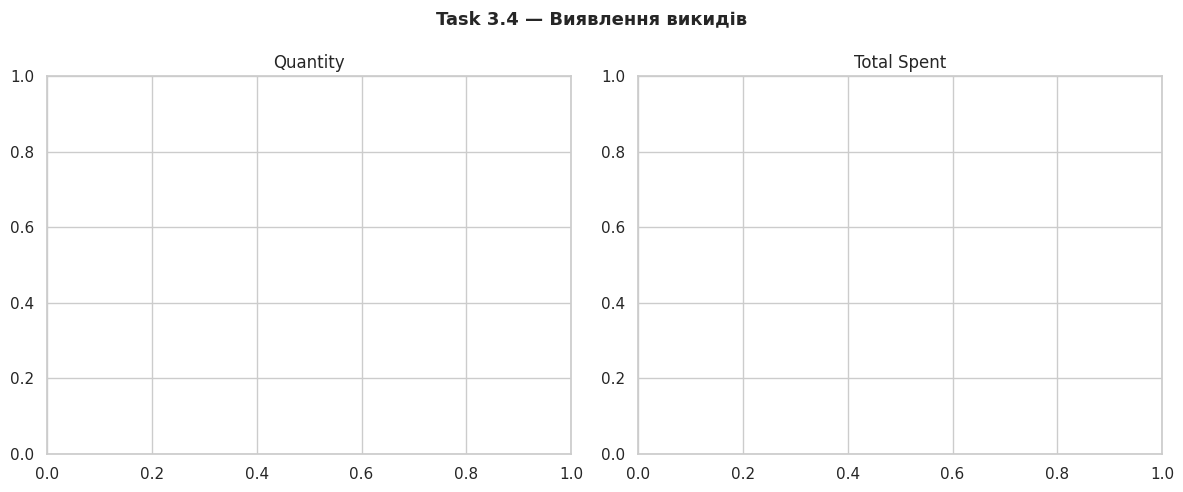
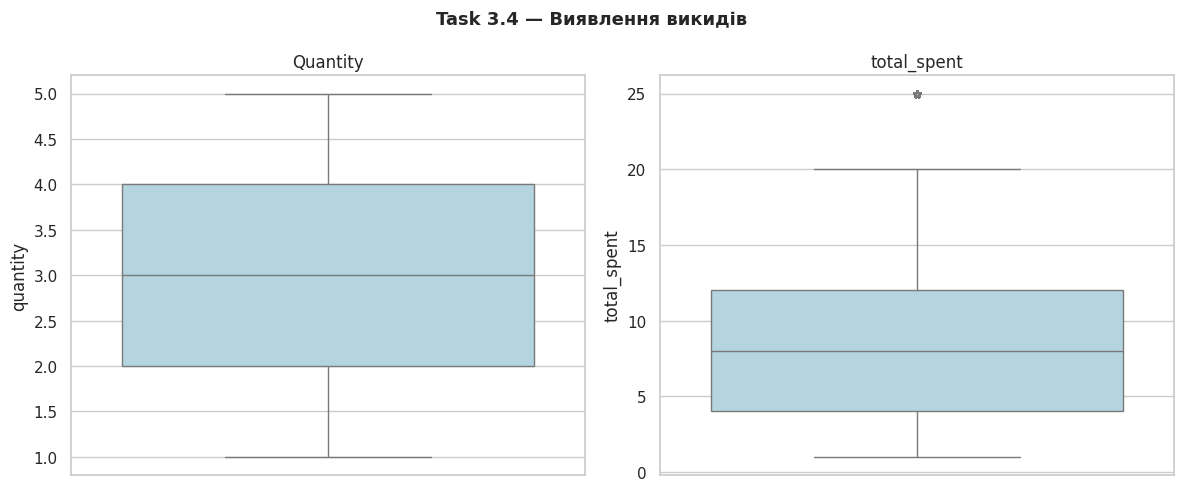
Code edit (unified diff) that turned the first committed figure into the second:
--- before
+++ after
@@ -3,11 +3,16 @@
 
 # Boxplot для quantity
-# Підказка: sns.boxplot(y=df['quantity'].astype(float), ax=axes[0], color='lightblue', ...)
-# ВАШ КОД ТУТ
+sns.boxplot(
+            y=df['quantity'].astype(float),
+            ax=axes[0], color='lightblue', flierprops=dict(marker='*',color="red"))
+
 axes[0].set_title('Quantity')
 
 # Boxplot для total_spent
 # ВАШ КОД ТУТ
-axes[1].set_title('Total Spent')
+sns.boxplot(
+            y=df['total_spent'].astype(float),
+            ax=axes[1], color='lightblue', flierprops=dict(marker='*',color="red"))
+axes[1].set_title('total_spent')
 
 plt.tight_layout()

Commit: all  але доробити